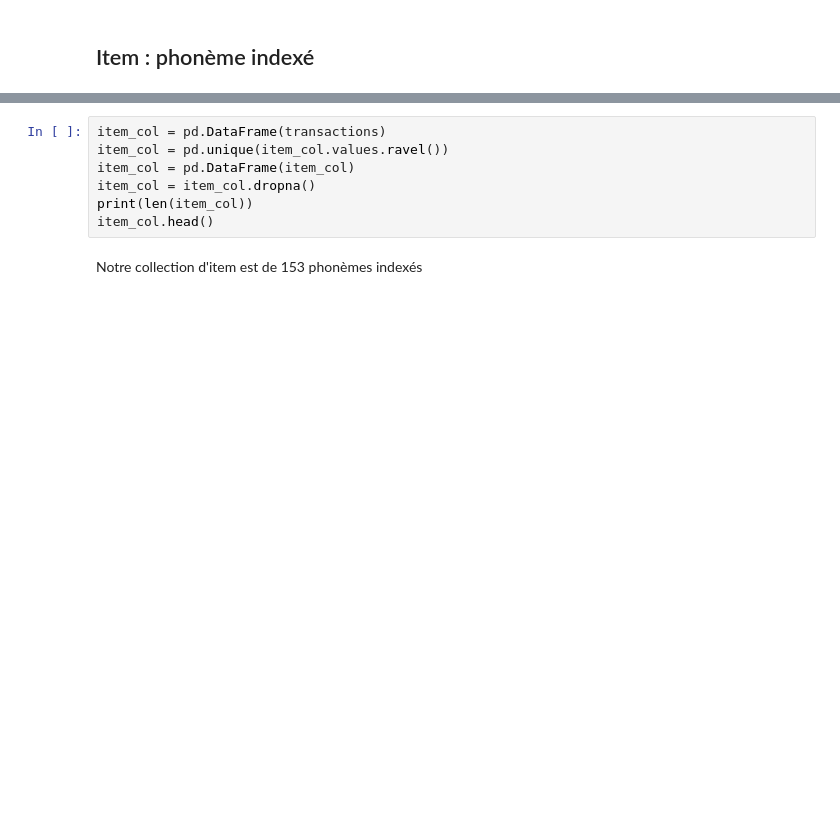
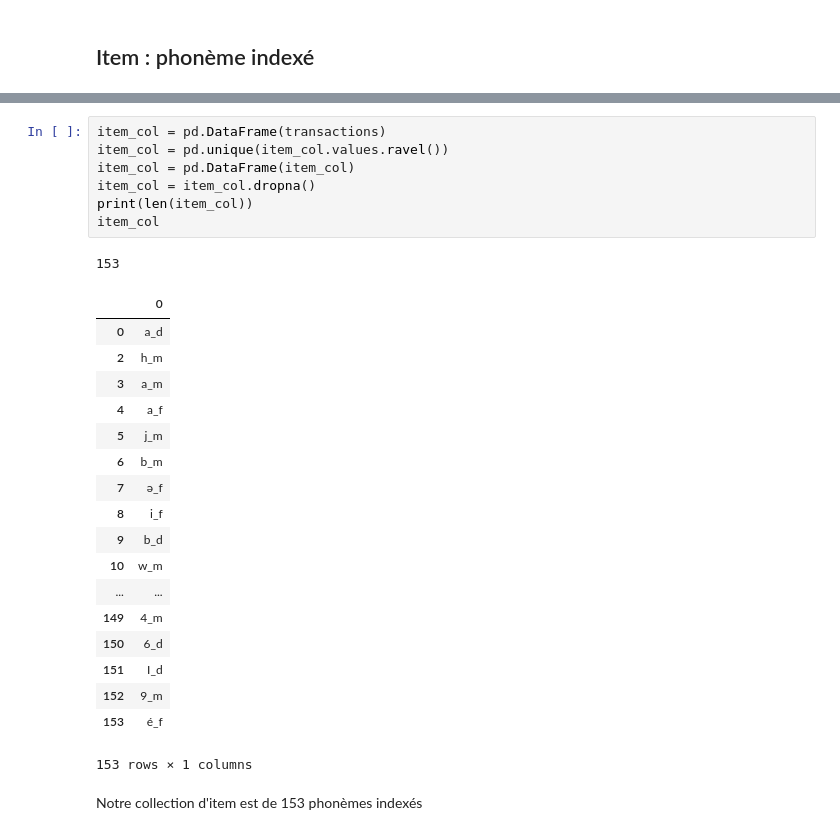
Before and after one commit to Marine27/TER, a Jupyter notebook: PatternMining/pattern_mining_antoine.ipynb, the cells around one changed output, grey strips where cells are left out. Cells and saved outputs as stored; diff of their text form; blank space fills up the shorter version.

```diff
--- a/PatternMining/pattern_mining_antoine.ipynb
+++ b/PatternMining/pattern_mining_antoine.ipynb
@@ -418,10 +477,30 @@ for list in corpus:
 # %%
 item_col = pd.DataFrame(transactions)
 item_col = pd.unique(item_col.values.ravel())
 item_col = pd.DataFrame(item_col)
 item_col = item_col.dropna()
 print(len(item_col))
-item_col.head()
+item_col
+# %% [output]
+153
+|  | 0 |
+| 0 | a_d |
+| 2 | h_m |
+| 3 | a_m |
+| 4 | a_f |
+| 5 | j_m |
+| 6 | b_m |
+| 7 | ə_f |
+| 8 | i_f |
+| 9 | b_d |
+| 10 | w_m |
+| ... | ... |
+| 149 | 4_m |
+| 150 | 6_d |
+| 151 | I_d |
+| 152 | 9_m |
+| 153 | é_f |
+153 rows × 1 columns
 # %% [markdown]
 Notre collection d'item est de 153 phonèmes indexés
 # %% [markdown]
```
Also changed, not shown: parts of 43 cells of this notebook.
